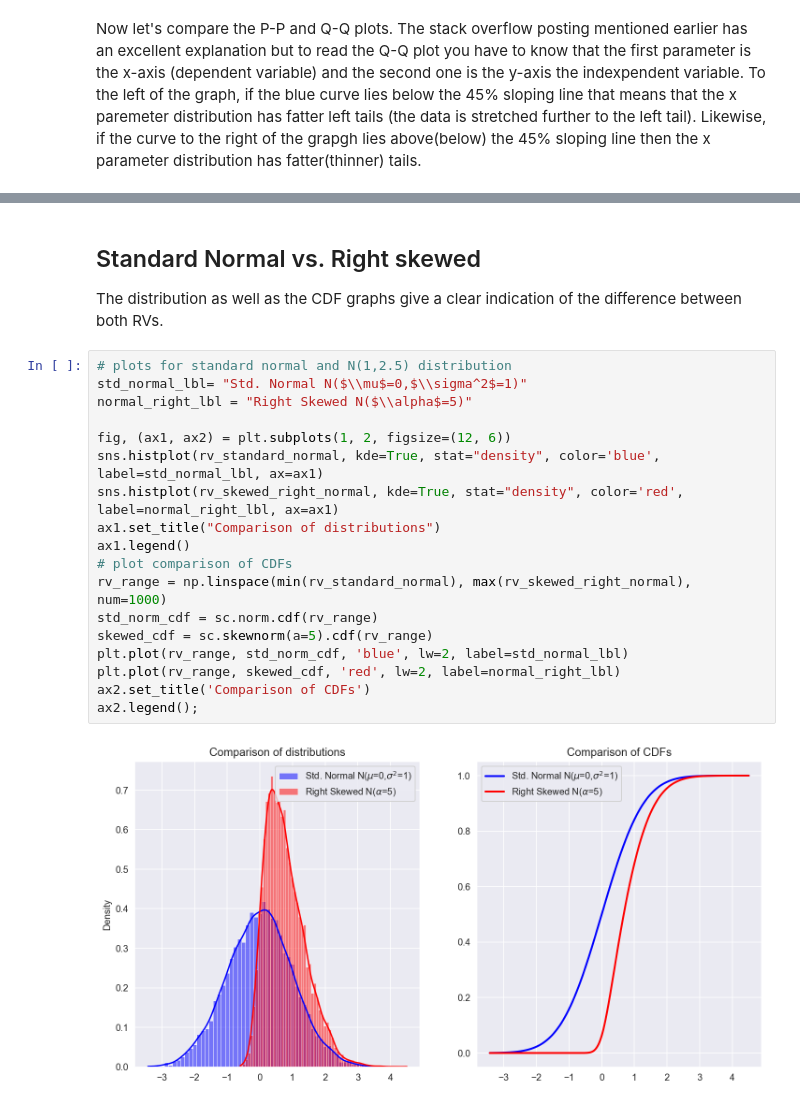
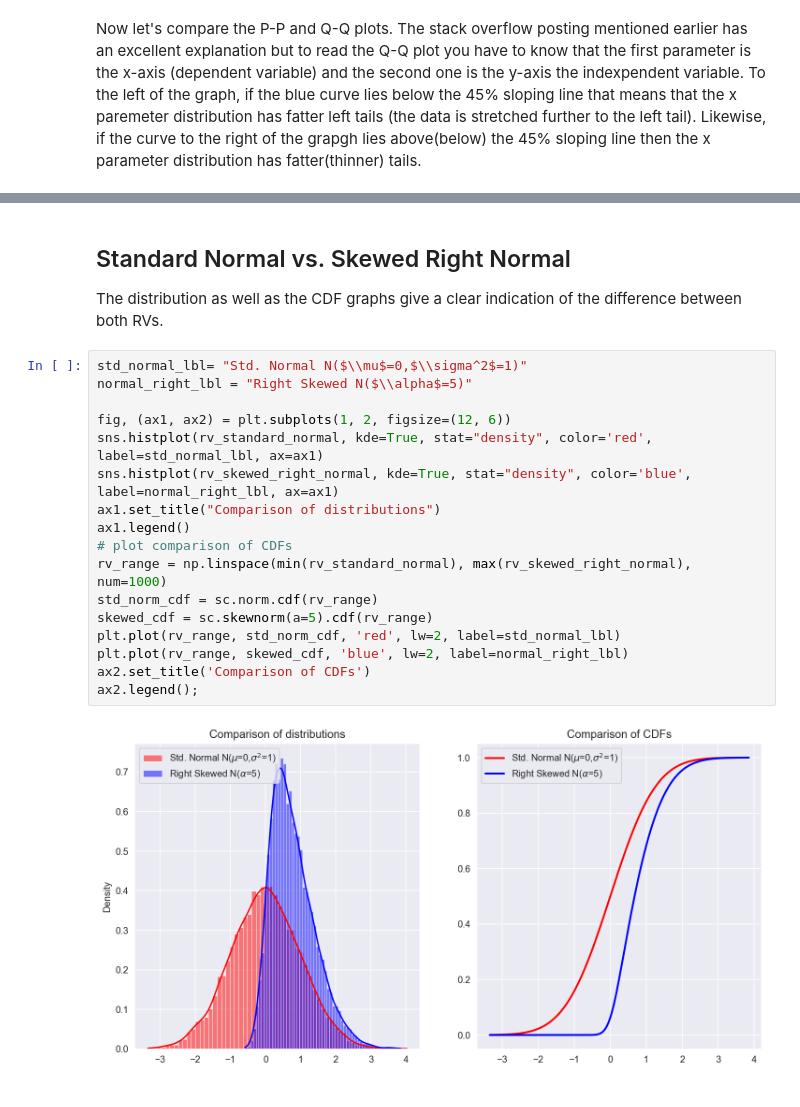
Before and after one commit to ghbcode/website, a Jupyter notebook: notebooks/PP and QQ.ipynb, the cells around one changed output, grey strips where cells are left out. Cells and saved outputs as stored; diff of their text form.

Commit message:
update colors for consistency

```diff
--- a/notebooks/PP and QQ.ipynb
+++ b/notebooks/PP and QQ.ipynb
@@ -94,25 +93,24 @@ Text(0.5, 1.0, 'Q-Q Plot')
 # %% [markdown]
-## Standard Normal vs. Right skewed
+## Standard Normal vs. Skewed Right Normal
 
 The distribution as well as the CDF graphs give a clear indication of the difference between both RVs.
 # %%
-# plots for standard normal and N(1,2.5) distribution
 std_normal_lbl= "Std. Normal N($\\mu$=0,$\\sigma^2$=1)"
 normal_right_lbl = "Right Skewed N($\\alpha$=5)"
 
 fig, (ax1, ax2) = plt.subplots(1, 2, figsize=(12, 6))
-sns.histplot(rv_standard_normal, kde=True, stat="density", color='blue', label=std_normal_lbl, ax=ax1)
-sns.histplot(rv_skewed_right_normal, kde=True, stat="density", color='red', label=normal_right_lbl, ax=ax1)
+sns.histplot(rv_standard_normal, kde=True, stat="density", color='red', label=std_normal_lbl, ax=ax1)
+sns.histplot(rv_skewed_right_normal, kde=True, stat="density", color='blue', label=normal_right_lbl, ax=ax1)
 ax1.set_title("Comparison of distributions")
 ax1.legend()
 # plot comparison of CDFs
 rv_range = np.linspace(min(rv_standard_normal), max(rv_skewed_right_normal), num=1000)
 std_norm_cdf = sc.norm.cdf(rv_range)
 skewed_cdf = sc.skewnorm(a=5).cdf(rv_range)
-plt.plot(rv_range, std_norm_cdf, 'blue', lw=2, label=std_normal_lbl)
-plt.plot(rv_range, skewed_cdf, 'red', lw=2, label=normal_right_lbl)
+plt.plot(rv_range, std_norm_cdf, 'red', lw=2, label=std_normal_lbl)
+plt.plot(rv_range, skewed_cdf, 'blue', lw=2, label=normal_right_lbl)
 ax2.set_title('Comparison of CDFs')
 ax2.legend();
 # %% [output]
-[figure, old version]
+[figure, new version]
 # %%
```
Also changed, not shown: parts of 7 cells of this notebook.
